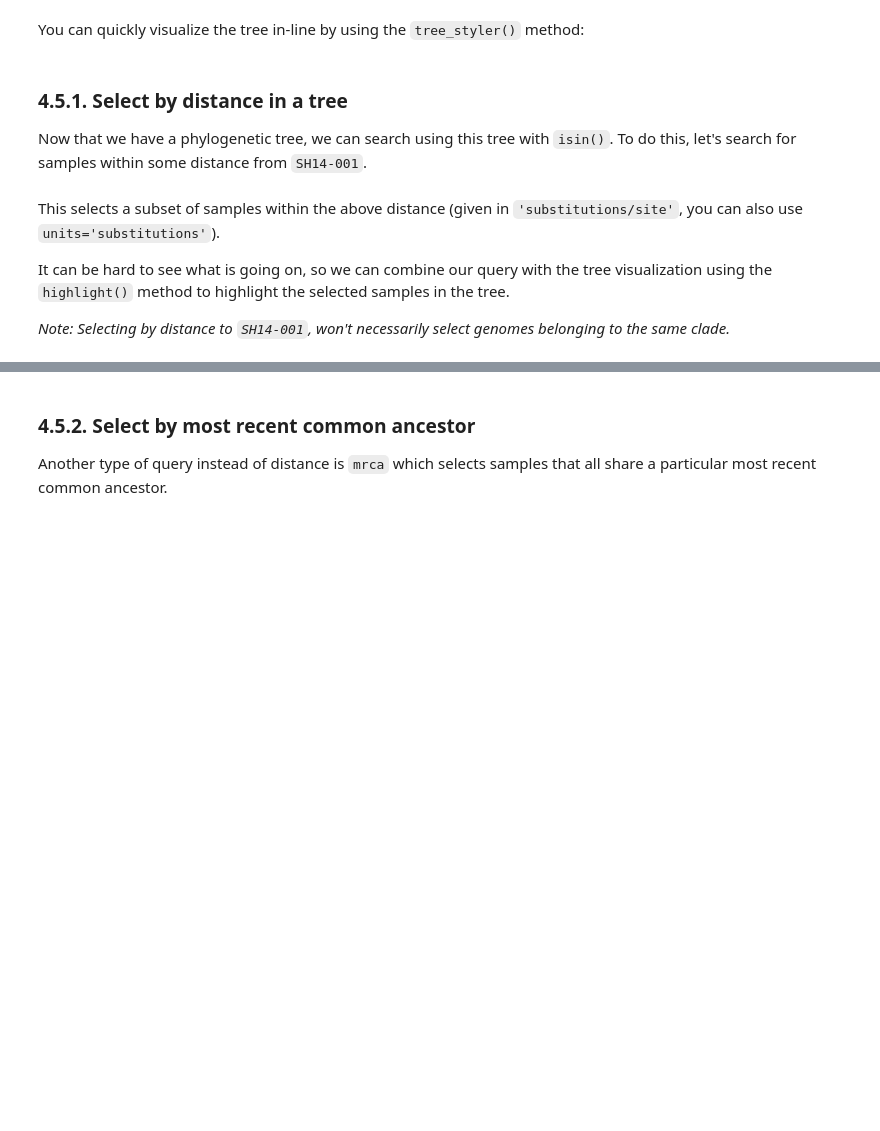
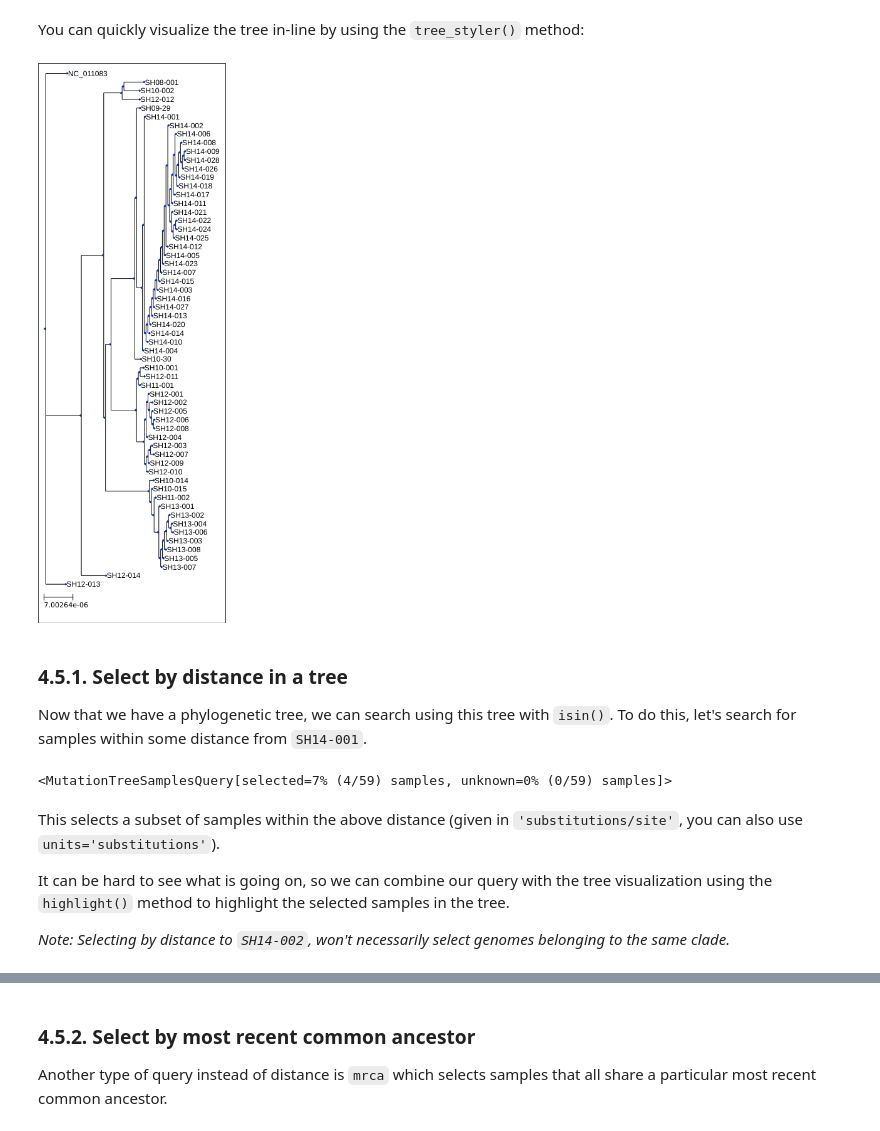
Before and after one commit to apetkau/genomics-data-index-examples, a Jupyter notebook: examples/tutorial-1-salmonella.ipynb, the cells around one changed output, grey strips where cells are left out. Cells and saved outputs as stored; diff of their text form; code cells hidden in the pictures; blank space fills up the shorter version.

```diff
--- a/examples/tutorial-1-salmonella.ipynb
+++ b/examples/tutorial-1-salmonella.ipynb
@@ -194,5 +334,5 @@ Queries are not limited to what mutations a sample has or by sample name. We can
 
 To do this, we must specify that our query has a tree attached to it. The example data for this tutorial does have such a tree (though it can be built on-the-fly if needed using `build_tree()`, or joined to an existing tree using `join_tree()`).
 # %%
-t = db.samples_query(universe='mutations', reference_name='S_HeidelbergSL476')
+t = db.samples_query(universe='mutations', reference_name='NC_011083')
 t
@@ -206,18 +350,22 @@ t.tree
 # %% [markdown]
 You can quickly visualize the tree in-line by using the `tree_styler()` method:
 # %%
-t.tree_styler().render(w=300)
+t.tree_styler(show_legend_type_labels=False).render(w=300)
+# %% [output]
+[figure, added]
 # %% [markdown]
 ### 4.5.1. Select by distance in a tree
 
 Now that we have a phylogenetic tree, we can search using this tree with `isin()`. To do this, let's search for samples within some distance from `SH14-001`.
 # %%
-tdist = t.isin('SH14-001', kind='distance', distance=3e-7, units='substitutions/site')
+tdist = t.isin('SH14-002', kind='distance', distance=1e-7, units='substitutions/site')
 tdist
+# %% [output]
+<MutationTreeSamplesQuery[selected=7% (4/59) samples, unknown=0% (0/59) samples]>
 # %% [markdown]
 This selects a subset of samples within the above distance (given in `'substitutions/site'`, you can also use `units='substitutions'`).
 
 It can be hard to see what is going on, so we can combine our query with the tree visualization using the `highlight()` method to highlight the selected samples in the tree.
 
-*Note: Selecting by distance to `SH14-001`, won't necessarily select genomes belonging to the same clade.*
+*Note: Selecting by distance to `SH14-002`, won't necessarily select genomes belonging to the same clade.*
 # %%
```
Also changed, not shown: parts of 96 cells of this notebook.
